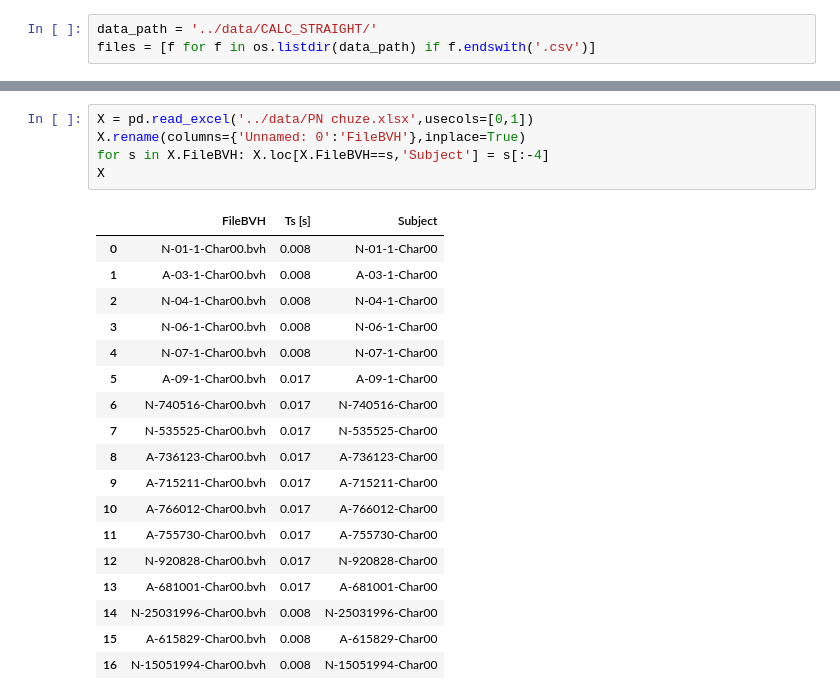
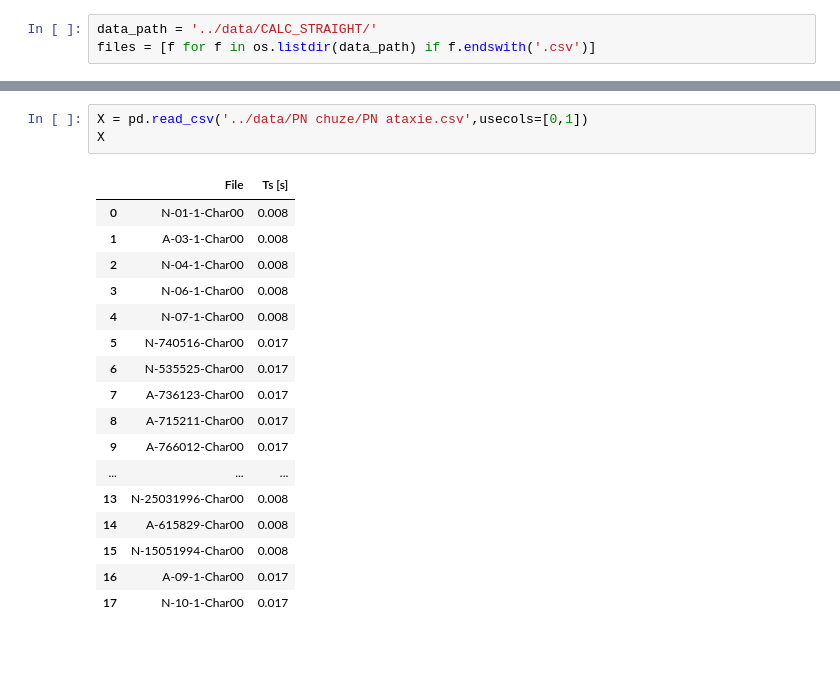
Before and after one commit to onachija/PN, a Jupyter notebook: notebooks/straight_two_steps-One.ipynb, the cells around one changed output, grey strips where cells are left out. Drawn from its saved outputs; the diff is of its cells as text; blank space fills up the shorter version.

```diff
--- a/notebooks/straight_two_steps-One.ipynb
+++ b/notebooks/straight_two_steps-One.ipynb
@@ -15,24 +15,21 @@ STRAIGHT SEGMENTS:      179
-# %%
-X = pd.read_excel('../data/PN chuze.xlsx',usecols=[0,1])
-X.rename(columns={'Unnamed: 0':'FileBVH'},inplace=True)
-for s in X.FileBVH: X.loc[X.FileBVH==s,'Subject'] = s[:-4]
-X
-# %% [output]
-|  | FileBVH | Ts [s] | Subject |
-| 0 | N-01-1-Char00.bvh | 0.008 | N-01-1-Char00 |
-| 1 | A-03-1-Char00.bvh | 0.008 | A-03-1-Char00 |
-| 2 | N-04-1-Char00.bvh | 0.008 | N-04-1-Char00 |
-| 3 | N-06-1-Char00.bvh | 0.008 | N-06-1-Char00 |
-| 4 | N-07-1-Char00.bvh | 0.008 | N-07-1-Char00 |
-| 5 | A-09-1-Char00.bvh | 0.017 | A-09-1-Char00 |
-| 6 | N-740516-Char00.bvh | 0.017 | N-740516-Char00 |
-| 7 | N-535525-Char00.bvh | 0.017 | N-535525-Char00 |
-| 8 | A-736123-Char00.bvh | 0.017 | A-736123-Char00 |
-| 9 | A-715211-Char00.bvh | 0.017 | A-715211-Char00 |
-| 10 | A-766012-Char00.bvh | 0.017 | A-766012-Char00 |
-| 11 | A-755730-Char00.bvh | 0.017 | A-755730-Char00 |
-| 12 | N-920828-Char00.bvh | 0.017 | N-920828-Char00 |
-| 13 | A-681001-Char00.bvh | 0.017 | A-681001-Char00 |
-| 14 | N-25031996-Char00.bvh | 0.008 | N-25031996-Char00 |
-| 15 | A-615829-Char00.bvh | 0.008 | A-615829-Char00 |
-| 16 | N-15051994-Char00.bvh | 0.008 | N-15051994-Char00 |
+# %%
+X = pd.read_csv('../data/PN chuze/PN ataxie.csv',usecols=[0,1])
+X
+# %% [output]
+|  | File | Ts [s] |
+| 0 | N-01-1-Char00 | 0.008 |
+| 1 | A-03-1-Char00 | 0.008 |
+| 2 | N-04-1-Char00 | 0.008 |
+| 3 | N-06-1-Char00 | 0.008 |
+| 4 | N-07-1-Char00 | 0.008 |
+| 5 | N-740516-Char00 | 0.017 |
+| 6 | N-535525-Char00 | 0.017 |
+| 7 | A-736123-Char00 | 0.017 |
+| 8 | A-715211-Char00 | 0.017 |
+| 9 | A-766012-Char00 | 0.017 |
+| ... | ... | ... |
+| 13 | N-25031996-Char00 | 0.008 |
+| 14 | A-615829-Char00 | 0.008 |
+| 15 | N-15051994-Char00 | 0.008 |
+| 16 | A-09-1-Char00 | 0.017 |
+| 17 | N-10-1-Char00 | 0.017 |
```
Also changed, not shown: parts of 12 cells of this notebook, 4 other files.
